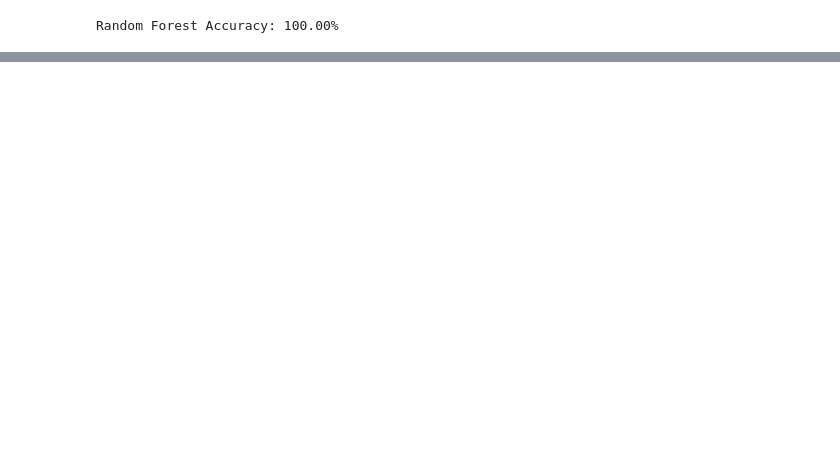
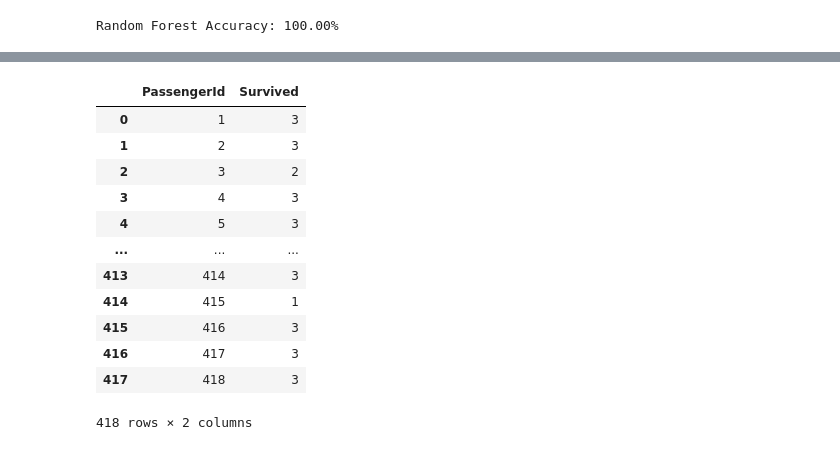
Before and after one commit to zainaae/CODSOFT, a Jupyter notebook: TitanicSurvival_Prediction.ipynb, the cells around one changed output, grey strips where cells are left out. Saved outputs shown, nothing was run; the diff lists cells and outputs as text; code cells hidden in the pictures; blank space fills up the shorter version.

```diff
--- a/TitanicSurvival_Prediction.ipynb
+++ b/TitanicSurvival_Prediction.ipynb
@@ -291,3 +203,21 @@ df.describe()
 | 50% | 0.000000 | 3.000000 | 0.000000 | 27.000000 | 0.000000 | 0.000000 | 14.000000 | 1.000000 |
 | 75% | 1.000000 | 3.000000 | 1.000000 | 35.750000 | 1.000000 | 0.000000 | 31.000000 | 1.000000 |
 | max | 1.000000 | 3.000000 | 1.000000 | 76.000000 | 8.000000 | 9.000000 | 512.000000 | 2.000000 |
+# %%
+# Load the predicted dataset
+df = pd.read_csv('/content/Predictions.csv')
+df
+# %% [output]
+|  | PassengerId | Survived |
+| 0 | 1 | 3 |
+| 1 | 2 | 3 |
+| 2 | 3 | 2 |
+| 3 | 4 | 3 |
+| 4 | 5 | 3 |
+| ... | ... | ... |
+| 413 | 414 | 3 |
+| 414 | 415 | 1 |
+| 415 | 416 | 3 |
+| 416 | 417 | 3 |
+| 417 | 418 | 3 |
+418 rows × 2 columns
```
Also changed, not shown: parts of 16 cells of this notebook.
